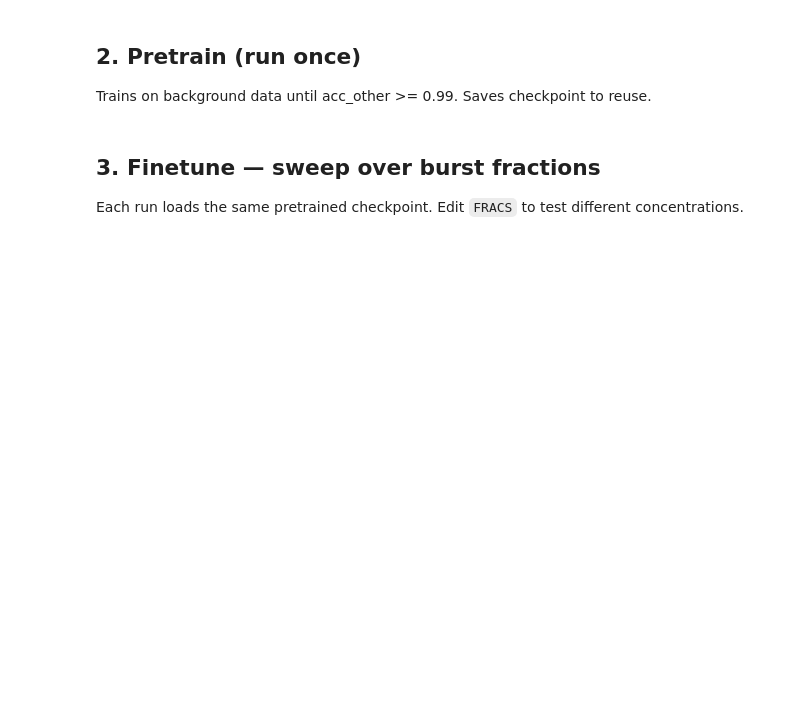
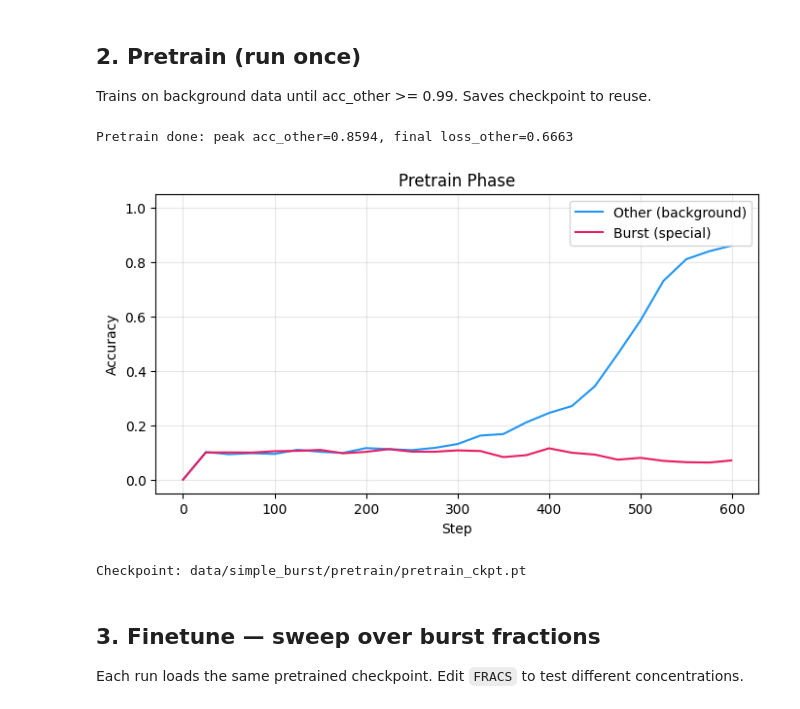
Before and after one commit to ipdimitrov/compositional_capabilities_burst, a Jupyter notebook: notebooks/burst_simple.ipynb, the cells around one changed output. Drawn from its saved outputs; the diff is of its cells as text; code cells hidden in the pictures; blank space fills up the shorter version.

Commit message:
working simple training

```diff
--- a/notebooks/burst_simple.ipynb
+++ b/notebooks/burst_simple.ipynb
@@ -31,10 +32,14 @@ print(f"Other tasks: {data['task_info']['n_other_tasks']}, Burst tasks: {data['t
 
 Trains on background data until acc_other >= 0.99. Saves checkpoint to reuse.
 # %%
-pt = pretrain(data, f"{OUT}/pretrain", steps=600)
+pt = pretrain(data, f"{OUT}/pretrain")
 report.plot_pretrain(pt)
 plt.show()
 print(f"Checkpoint: {pt['ckpt_path']}")
+# %% [output]
+Pretrain done: peak acc_other=0.8594, final loss_other=0.6663
+[figure, added]
+Checkpoint: data/simple_burst/pretrain/pretrain_ckpt.pt
 # %% [markdown]
 ## 3. Finetune — sweep over burst fractions
 
```
Also changed, not shown: parts of 7 cells of this notebook, 11 other files.
